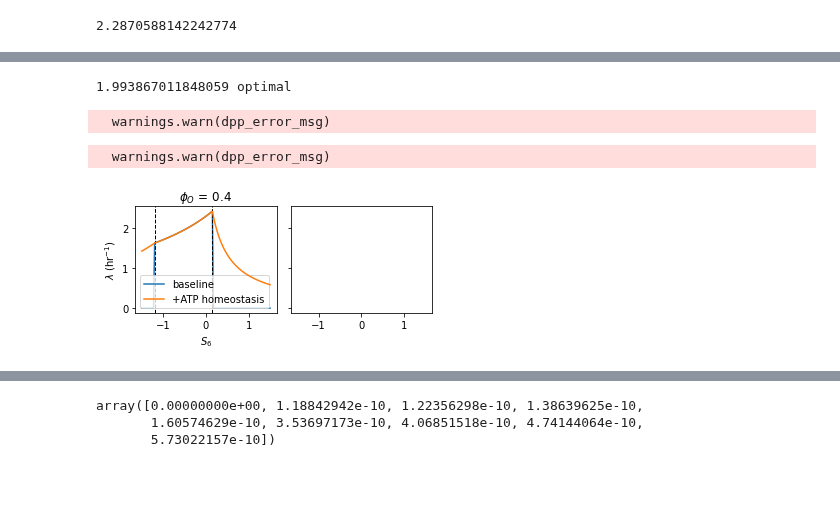
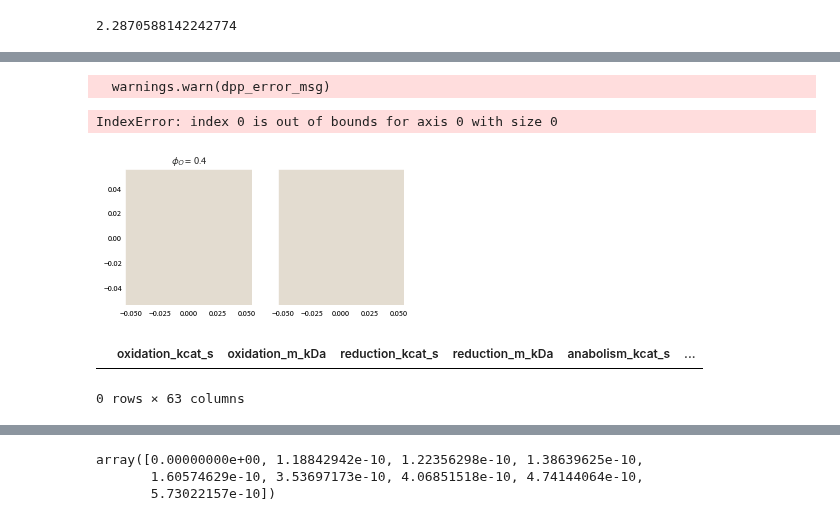
Before and after one commit to flamholz/redox-proteome, a Jupyter notebook: notebooks/LinearizedRespModel.ipynb, the cells around one changed output, grey strips where cells are left out. Saved outputs shown, nothing was run; the diff lists cells and outputs as text; code cells hidden in the pictures; blank space fills up the shorter version.

```diff
--- a/notebooks/LinearizedRespModel.ipynb
+++ b/notebooks/LinearizedRespModel.ipynb
@@ -3,6 +3,7 @@ import cvxpy as cp
 import numpy as np
 import pandas as pd
 import seaborn as sns
+import viz
 
 from matplotlib import pyplot as plt
 from matplotlib.colors import LogNorm
@@ -12,10 +13,12 @@ from linear_opt.lin_metabolism import LinearMetabolicModel
 from linear_opt.lin_metabolism import GrowthRateOptParams
 from linear_opt.lin_metabolism import SingleSubstrateMMRateLaw
 from linear_opt.lin_metabolism import MultiSubstrateMMRateLaw
-from linear_opt.lin_metabolism import ZerothOrderRateLaw
 from matplotlib.ticker import LogFormatter
 
-from SALib import ProblemSpec
+colors = viz.plotting_style()
+color_order = ['green', 'blue', 'red', 'purple', 'yellow', 'dark_green', 'dark_blue', 'dark_brown']
+lin_colors = [colors[c] for c in color_order]
+plt.style.use('style.mpl')
 
 # Approximate concentrations and ratios for plotting
 # Based on Bennett et al. 2009 measurements in E. coli
@@ -154,18 +157,17 @@ params = GrowthRateOptParams(min_phi_O=0.4, do_dilution=True,
                              fixed_ATP=DEFAULT_ATP, fixed_NADH=DEFAULT_NADH,
                              fixed_re=DEFAULT_RE, fixed_ra=DEFAULT_RA)
 
+lam = LinearMetabolicModel.FromFiles(m_fname, S_fname)
 p = lam.max_growth_rate_problem(params)
-lambdas = np.arange(0.1, 1.501, 0.01)
+lambdas = np.arange(0.1, 4, 0.01)
 results = []
 
 for lam_val in lambdas:
     p.param_dict['max_lambda_hr'].value = lam_val
     res = p.solve()
-    d = lam.solution_as_dict(p, params)
-    d.update(lam.model_as_dict())
+    d = lam.results_as_dict(p, params)
     results.append(d)
 
 phi_df = pd.DataFrame(results)
-phi_df['max_lambda_hr'] = lambdas
 phi_df.head()
 # %% [output]
@@ -207,16 +234,3 @@ plt.show()
-# %%
-lmm = LinearMetabolicModel.FromFiles(m_fname, S_fname)
-
-ref_lam = lmm.copy()
-ref_lam.set_ZCorg(-1)
-params = GrowthRateOptParams(phi_O=phi_O, do_dilution=True,
-                                    fixed_ATP=DEFAULT_ATP, fixed_NADH=DEFAULT_NADH,
-                                    fixed_re=DEFAULT_RE, fixed_ra=DEFAULT_RA)
-m, opt_p = ref_lam.maximize_growth_rate(params)
-print(m, opt_p.status)
-# %% [output]
-1.993867011848059 optimal
-  warnings.warn(dpp_error_msg)
 # %%
 # Sweep a range of biomass ZC values
 ZCBs = np.arange(-3, 3.01, 0.05)
@@ -231,7 +245,7 @@ for z in ZCBs:
         ref_lam = lmm.copy()
         ref_lam.set_ZCB(z)
         # Note we are fixing phi_O here to highlight the contribution of phi_H
-        params = GrowthRateOptParams(phi_O=phi_O, do_dilution=True,
+        params = GrowthRateOptParams(min_phi_O=phi_O, do_dilution=True,
                                     fixed_ATP=DEFAULT_ATP, fixed_NADH=DEFAULT_NADH,
                                     fixed_re=DEFAULT_RE, fixed_ra=DEFAULT_RA)
         m, opt_p = ref_lam.maximize_growth_rate(params)
@@ -241,13 +255,11 @@ for z in ZCBs:
         results.append(d)
 
         # Now without -- seting max_phi_H = 0
-        params_nh = GrowthRateOptParams(phi_O=phi_O, do_dilution=True, max_phi_H=0,
+        params_nh = GrowthRateOptParams(min_phi_O=phi_O, do_dilution=True, max_phi_H=0,
                                         fixed_ATP=DEFAULT_ATP, fixed_NADH=DEFAULT_NADH,
                                         fixed_re=DEFAULT_RE, fixed_ra=DEFAULT_RA)
         m, opt_p = ref_lam.maximize_growth_rate(params_nh)
-        d = ref_lam.solution_as_dict(opt_p, params_nh)
-        d.update(ref_lam.model_as_dict())
-        d.update(params_nh.as_dict())
+        d = lam.results_as_dict(opt_p, params)
         results.append(d)
 
 zc_sensitivity_df = pd.DataFrame(results)
@@ -333,32 +345,39 @@ zc_sensitivity_df = pd.concat([zc_sensitivity_df, bounds], axis=1)
 # %%
 fig, axs = plt.subplots(nrows=1, ncols=2, figsize=(5, 2.5), sharex=True, sharey=True)
 
 ZCB = zc_sensitivity_df.ZCB.values[0]
+my_phi_O = 0.4
 
 plt.sca(axs[0])
-plt.title(r'$\phi_O$ = {0:.1f}'.format(phi_O))
-mask = zc_sensitivity_df['phi_O'] == 0.4
+plt.title(r'$\phi_O$ = {0:.1f}'.format(my_phi_O))
+mask = zc_sensitivity_df['phi_O'] == my_phi_O
 masked = zc_sensitivity_df[mask]
 
 phi_H_included = masked[masked['opt.max_phi_H_set'] == False]
 no_phi_H = masked[masked['opt.max_phi_H_set'] == True]
 
 plt.plot(no_phi_H.S6, no_phi_H.lambda_hr, label=r'baseline')
 plt.plot(phi_H_included.S6, phi_H_included.lambda_hr, label=r'+ATP homeostasis',
          zorder=10)
 
 plt.axvline(no_phi_H.S6_lb.values[0], color='k', ls='--', lw=1)
 plt.axvline(no_phi_H.S6_ub.values[0], color='k', ls='--', lw=1)
 
 
 plt.legend()
 plt.xlabel('$S_6$')
 plt.ylabel(r'$\lambda$ (hr$^{-1}$)')
 
 plt.tight_layout()
 plt.show()
 # %% [output]
+IndexError: index 0 is out of bounds for axis 0 with size 0
-[figure, old version]
+[figure, new version]
+# %%
+phi_H_included
+# %% [output]
+|  | oxidation_kcat_s | oxidation_m_kDa | reduction_kcat_s | reduction_m_kDa | anabolism_kcat_s | ... |
+0 rows × 63 columns
 # %%
 
 fig, axs = plt.subplots(ncols=2, figsize=(6,3))
```
Also changed, not shown: parts of 7 cells of this notebook.
